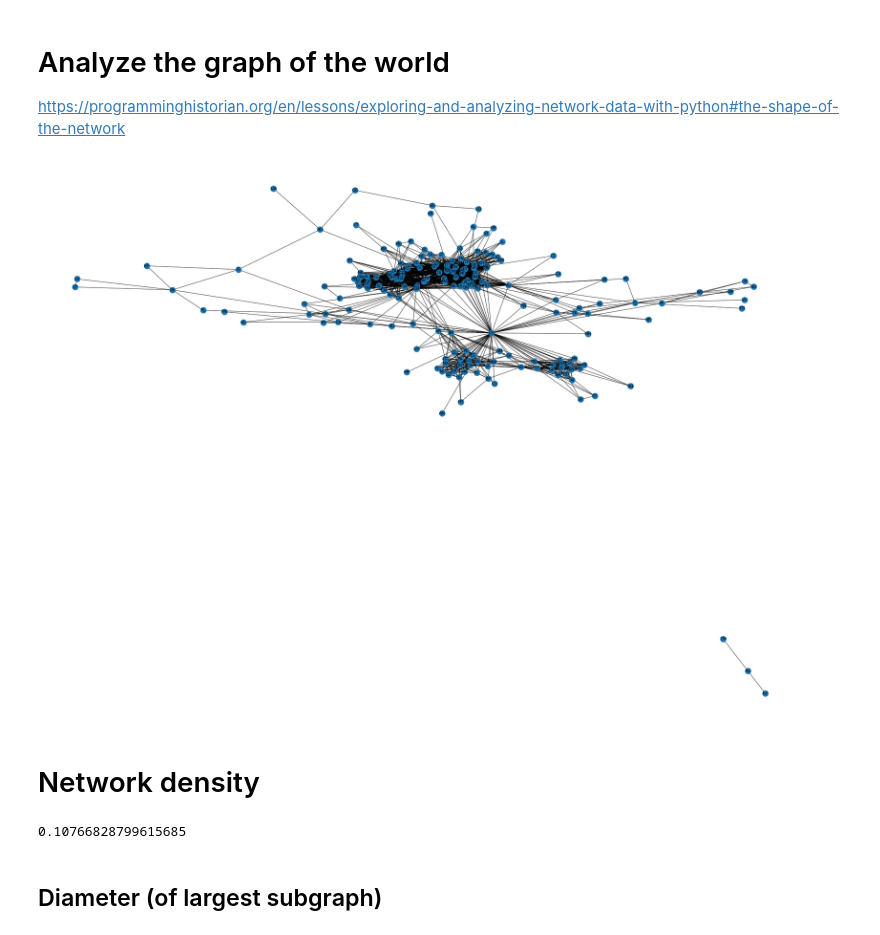
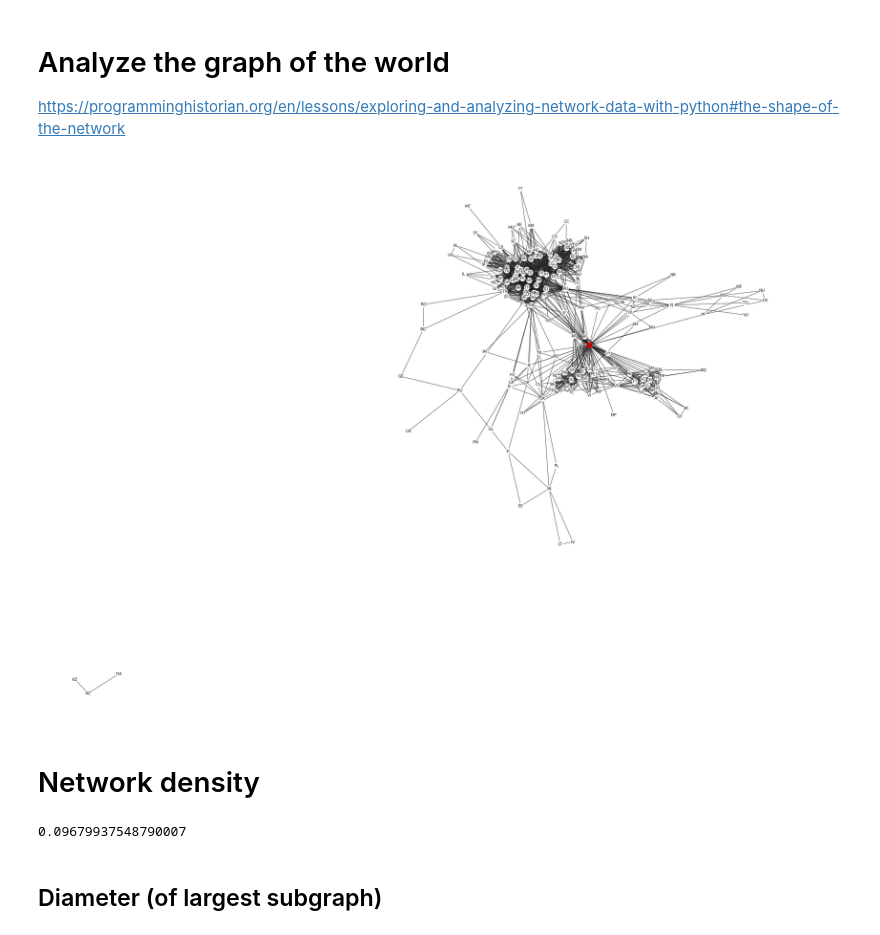
Before and after one commit to daylight-lab/undersea-cables, a Jupyter notebook: analysis.ipynb, the cells around one changed output. Saved outputs shown, nothing was run; the diff lists cells and outputs as text; code cells hidden in the pictures.

Commit message:
some new graphs

```diff
--- a/analysis.ipynb
+++ b/analysis.ipynb
@@ -67,23 +74,36 @@ for country in countries:
     connection_names = get_connections(country)
     connection_cc2s = [place_name_to_cc2(n) for n in connection_names]
     for to_cc2 in connection_cc2s:
-        G.add_edge(from_cc2, to_cc2)
+        # take international connections only
+        if from_cc2 != to_cc2:
+            G.add_edge(from_cc2, to_cc2)
 # %% [markdown]
 # Analyze the graph of the world
 
 https://programminghistorian.org/en/lessons/exploring-and-analyzing-network-data-with-python#the-shape-of-the-network
 # %%
-fig, ax = plt.subplots(1, 1, figsize=(40, 30));
-nx.draw(G, with_labels=True)
+def plot_net (graph):
+    color_map = []
+    for node in graph:
+        if node == 'US':
+            color_map.append('red')
+        else:
+            color_map.append('white')
+
+    fig, ax = plt.subplots(1, 1, figsize=(40, 30));
+    nx.draw(graph, node_color=color_map, with_labels=True)
+    plt.show()
+
+plot_net(G)
 # %% [output]
-[figure, old version]
+[figure, new version]
 # %% [markdown]
 # Network density
 # %%
 density = nx.density(G)
 density
 # %% [output]
-0.10766828799615685
+0.09679937548790007
 # %% [markdown]
 ## Diameter (of largest subgraph)
 # %%
```
Also changed, not shown: parts of 17 cells of this notebook.
